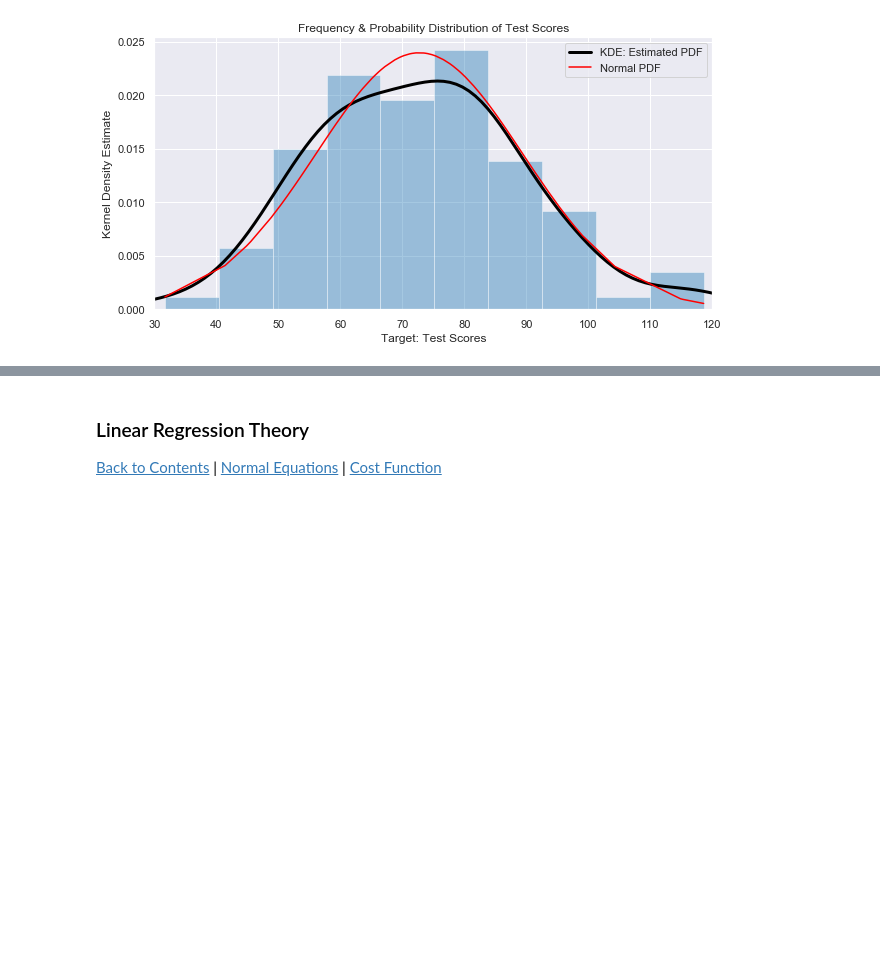
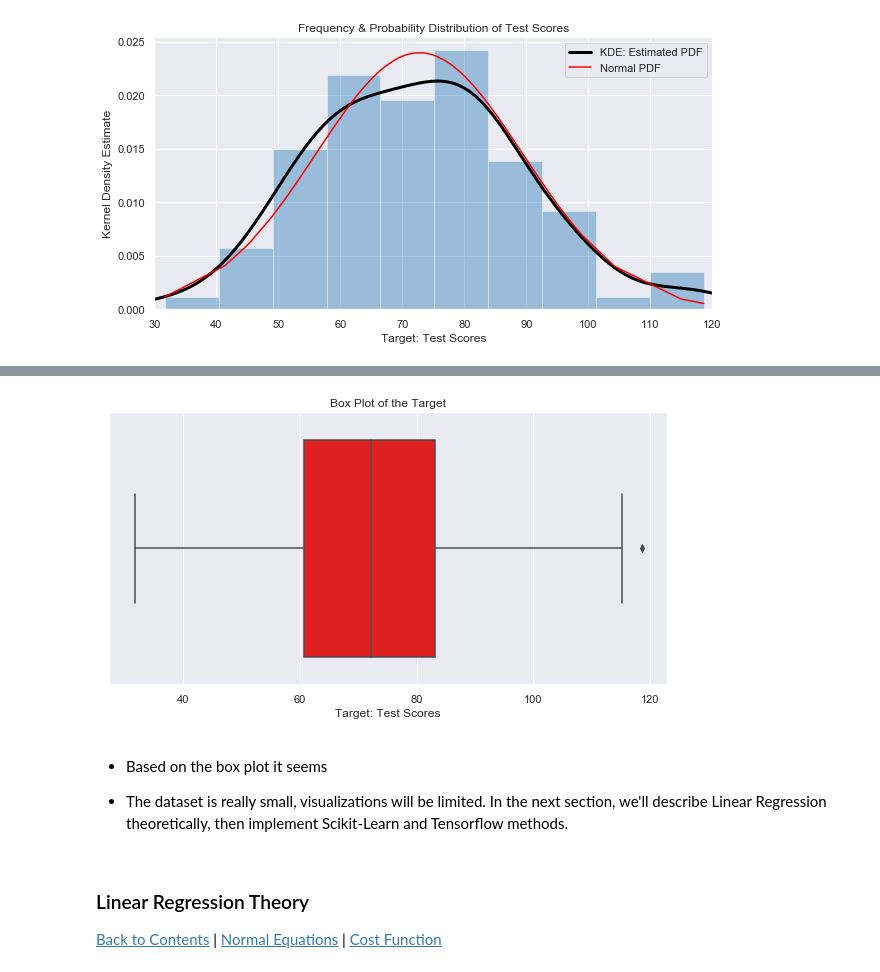
Before and after one commit to cbamedjonekou/cbamedjonekou.github.io, a Jupyter notebook: Labs/PHYS 3600ID-D862 (Machine Learning)/PHYS 3600ID-D862 (Machine Learning) Study Hours Linear Regression.ipynb, the cells around one changed output, grey strips where cells are left out. Saved outputs shown, nothing was run; the diff lists cells and outputs as text; code cells hidden in the pictures; blank space fills up the shorter version.

```diff
--- a/Labs/PHYS 3600ID-D862 (Machine Learning)/PHYS 3600ID-D862 (Machine Learning) Study Hours Linear Regression.ipynb
+++ b/Labs/PHYS 3600ID-D862 (Machine Learning)/PHYS 3600ID-D862 (Machine Learning) Study Hours Linear Regression.ipynb
@@ -207,3 +217,19 @@ plt.legend(loc= 'best')
+# %%
+# Creates the figure, title, and labels
+# Plots a Box Plot
+plt.figure(figsize= (10,5))
+
+# Plotting the boxplot of the features
+sns.boxplot(Target_DSH, color= 'red')
+
+# Plot Labels
+plt.title('Box Plot of the Target');
+# %% [output]
+[figure, added]
+# %% [markdown]
+* Based on the box plot it seems
+
+* The dataset is really small, visualizations will be limited. In the next section, we'll describe Linear Regression theoretically, then implement Scikit-Learn and Tensorflow methods.
 # %% [markdown]
 ### Linear Regression Theory
 
```
Also changed, not shown: parts of 2 cells of this notebook.
